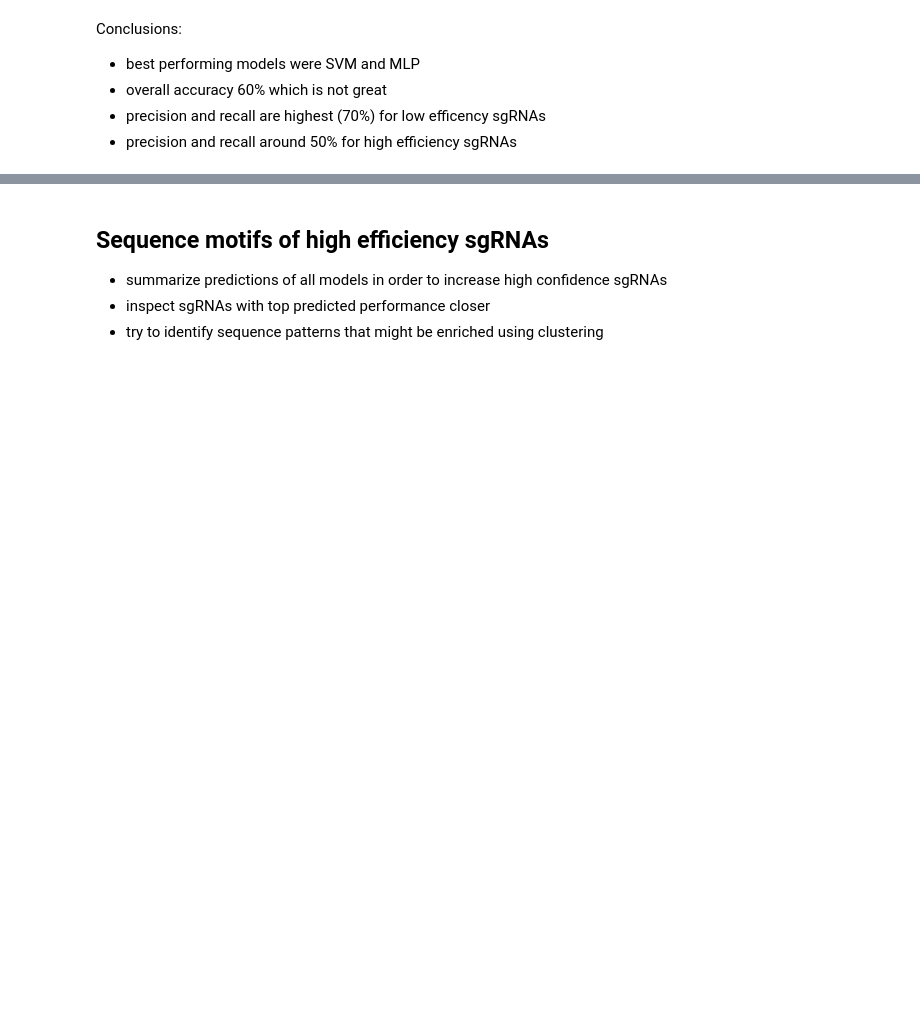
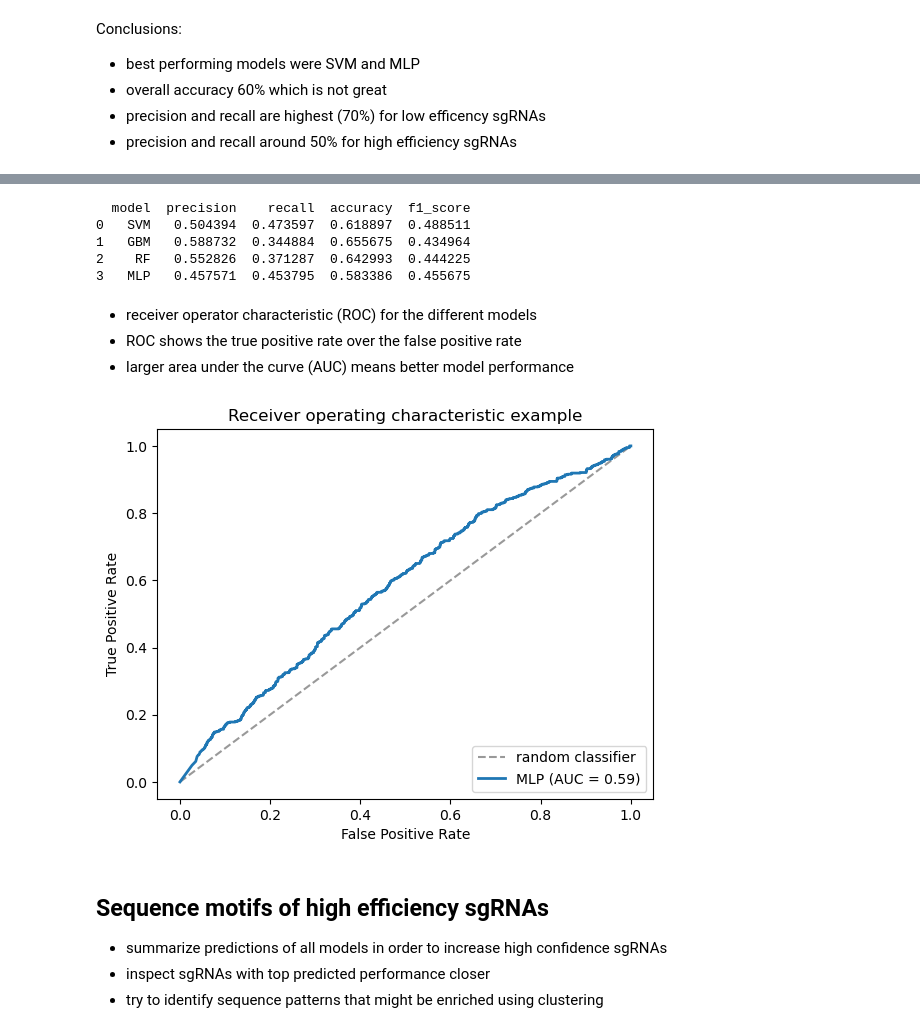
Before and after one commit to m-jahn/R-notebook-crispri-lib, a Jupyter notebook: sgRNA_library_V2/pipeline/sgRNA_ML_analysis.ipynb, the cells around one changed output, grey strips where cells are left out. Drawn from its saved outputs; the diff is of its cells as text; code cells hidden in the pictures; blank space fills up the shorter version.

```diff
--- a/sgRNA_library_V2/pipeline/sgRNA_ML_analysis.ipynb
+++ b/sgRNA_library_V2/pipeline/sgRNA_ML_analysis.ipynb
@@ -313,8 +395,12 @@ from sklearn.model_selection import train_test_split
 from sklearn.model_selection import ShuffleSplit
 
 # split data automatically with this short hand
-x_train, x_test, y_train, y_test = train_test_split(array_fasta, array_target, test_size = 0.25, random_state = 42)
+x_train, x_test, y_train, y_test = train_test_split(
+    array_fasta, array_target, test_size=0.25, random_state=42
+)
 # obtain also indices to select rows of the original data
-for i_train, i_test in ShuffleSplit(n_splits = 1, test_size = 0.25, random_state = 42).split(array_fasta):
-    print('Number of observations for training data: ' + str(len(i_train)))
-    print('Number of observations for test data: ' + str(len(i_test)))
+for i_train, i_test in ShuffleSplit(n_splits=1, test_size=0.25, random_state=42).split(
+    array_fasta
+):
+    print("Number of observations for training data: " + str(len(i_train)))
+    print("Number of observations for test data: " + str(len(i_test)))
@@ -565,16 +756,18 @@ print(y_test_ohe.shape)
 # %% [markdown]
 - build model
 # %%
-MLP = Sequential(name='MLP')
+MLP = Sequential(name="MLP")
 
 # Layer 1
-MLP.add(layers.core.Dense(64, activation='relu', input_dim=x_train.shape[1]))
+MLP.add(layers.core.Dense(64, activation="relu", input_dim=x_train.shape[1]))
 
 # Layer 2
-MLP.add(layers.core.Dense(128, activation='relu'))
+MLP.add(layers.core.Dense(128, activation="relu"))
 
 # Layer 3
-MLP.add(layers.core.Dense(len(list_bins), activation='softmax'))
-MLP.compile(optimizers.sgd_experimental.SGD(learning_rate = 0.01, momentum = 0.9, nesterov = True),
-    loss='categorical_crossentropy',
-    metrics=['accuracy'])
+MLP.add(layers.core.Dense(len(list_bins), activation="softmax"))
+MLP.compile(
+    optimizers.sgd_experimental.SGD(learning_rate=0.01, momentum=0.9, nesterov=True),
+    loss="categorical_crossentropy",
+    metrics=["accuracy"],
+)
@@ -610,3 +849,51 @@ Conclusions:
+# %%
+from sklearn.metrics import (
+    precision_score,
+    recall_score,
+    accuracy_score,
+    f1_score,
+)
+
+model_stats = pd.DataFrame(columns=["model", "precision", "recall", "accuracy", "f1_score"])
+results = {"SVM": SVM_pred, "GBM": GBM_pred, "RF": RF_pred, "MLP": MLP_pred_bin}
+for i in results:
+    new_row = pd.DataFrame(
+        {
+            "model": i,
+            "precision": precision_score(y_test, results[i], pos_label="1-high"),
+            "recall": recall_score(y_test, results[i], pos_label="1-high"),
+            "accuracy": accuracy_score(y_test, results[i]),
+            "f1_score": f1_score(y_test, results[i], pos_label="1-high"),
+        },
+        index=[0],
+    )
+    model_stats = pd.concat([model_stats.loc[:], new_row]).reset_index(drop=True)
+
+print(model_stats)
+# %% [output]
+  model  precision    recall  accuracy  f1_score
+0   SVM   0.504394  0.473597  0.618897  0.488511
+1   GBM   0.588732  0.344884  0.655675  0.434964
+2    RF   0.552826  0.371287  0.642993  0.444225
+3   MLP   0.457571  0.453795  0.583386  0.455675
+# %% [markdown]
+- receiver operator characteristic (ROC) for the different models
+- ROC shows the true positive rate over the false positive rate
+- larger area under the curve (AUC) means better model performance
+# %%
+from sklearn.metrics import roc_curve, auc
+fpr, tpr, thresholds = roc_curve(y_test, MLP_pred[ : , 1], pos_label="1-high")
+plt.plot([0, 1], [0, 1], '--', color=(0.6, 0.6, 0.6), label='random classifier')
+plt.plot(fpr, tpr, '-', label='MLP (AUC = %0.2f)' % auc(fpr, tpr), lw=2)
+plt.xlim([-0.05, 1.05])
+plt.ylim([-0.05, 1.05])
+plt.xlabel('False Positive Rate')
+plt.ylabel('True Positive Rate')
+plt.title('Receiver operating characteristic example')
+plt.legend(loc="lower right")
+plt.show()
+# %% [output]
+[figure, added]
 # %% [markdown]
 ## Sequence motifs of high efficiency sgRNAs
 
```
Also changed, not shown: parts of 61 cells of this notebook.
